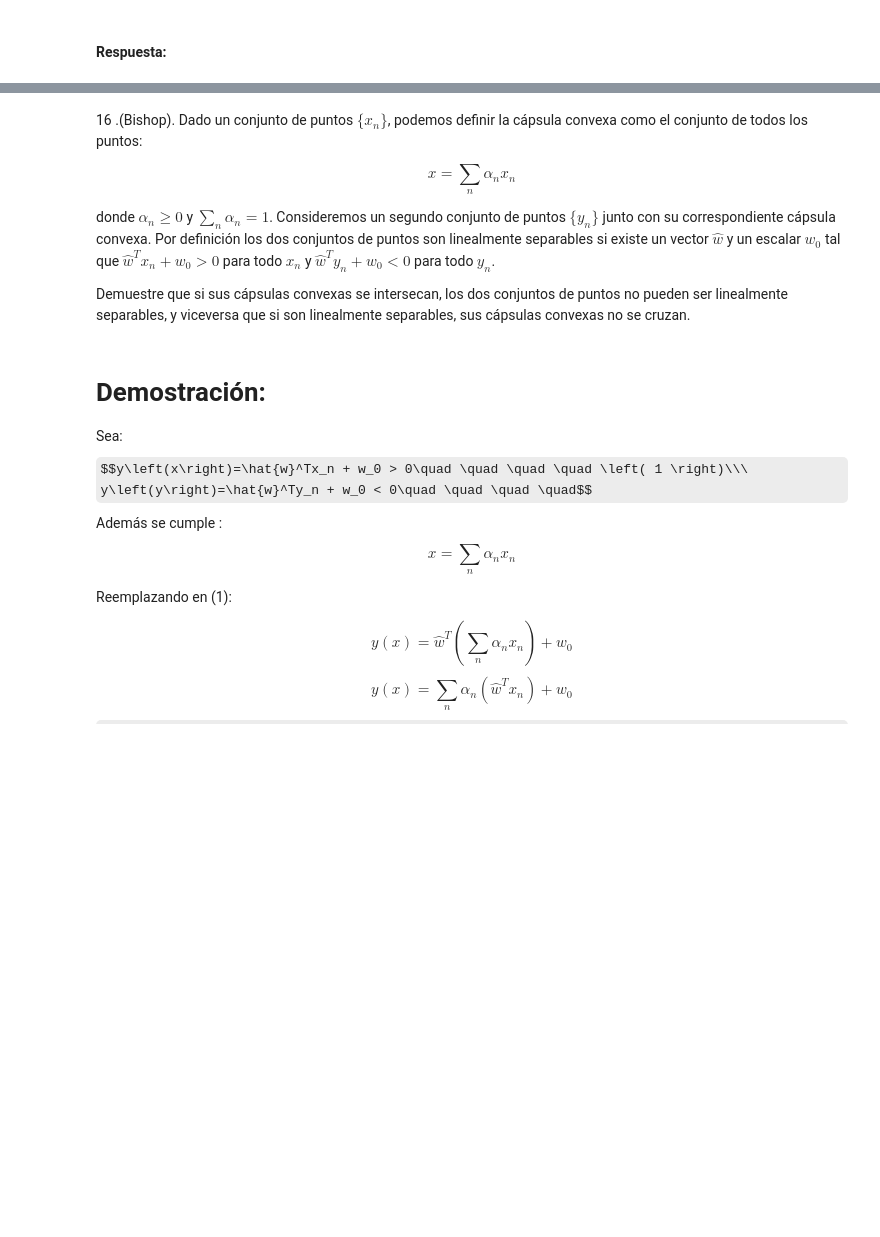
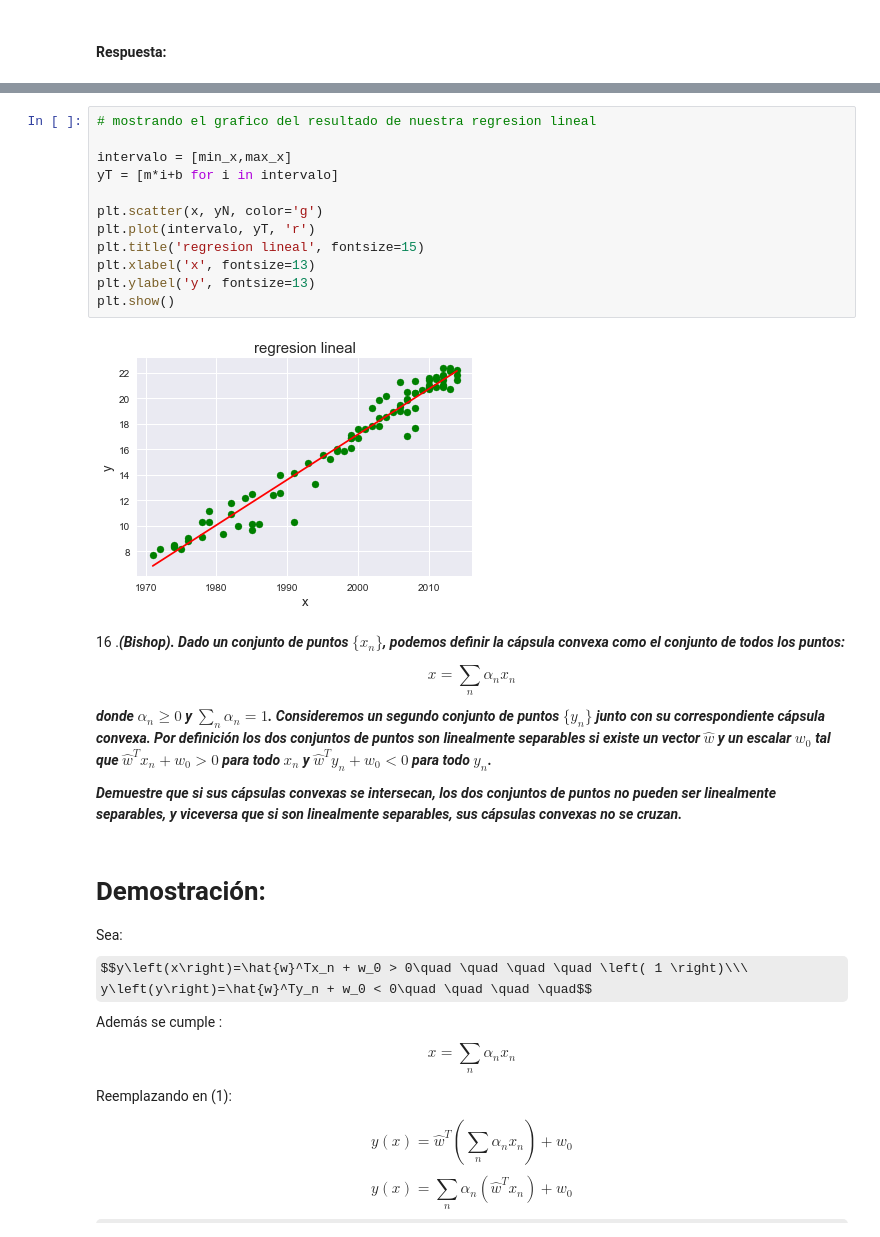
Before and after one commit to ohuarcaya/asignacion1ml-team-bomb, a Jupyter notebook: Archivos1ML/AsignacionML1.ipynb, the cells around one changed output, grey strips where cells are left out. Saved outputs shown, nothing was run; the diff lists cells and outputs as text; some formulas as TeX source; blank space fills up the shorter version.

```diff
--- a/Archivos1ML/AsignacionML1.ipynb
+++ b/Archivos1ML/AsignacionML1.ipynb
@@ -532,14 +618,27 @@ plt.show()
+# %%
+# mostrando el grafico del resultado de nuestra regresion lineal
+
+intervalo = [min_x,max_x]
+yT = [m*i+b for i in intervalo]
+
+plt.scatter(x, yN, color='g')
+plt.plot(intervalo, yT, 'r')
+plt.title('regresion lineal', fontsize=15)
+plt.xlabel('x', fontsize=13)
+plt.ylabel('y', fontsize=13)
+plt.show()
+# %% [output]
+[figure, added]
 # %% [markdown]
-16 .(Bishop). Dado un conjunto de puntos $\{x_n\}$, podemos definir la cápsula convexa como el conjunto de todos los puntos:
+16 .***(Bishop). Dado un conjunto de puntos $\{x_n\}$, podemos definir la cápsula convexa como el conjunto de todos los puntos:***
 
 $$
 x = \sum_{n}\alpha_nx_n
 $$
-
-donde $\alpha_n \geq 0$ y $\sum_{n}\alpha_n = 1$. Consideremos un segundo conjunto de puntos $\{y_n \}$ junto con su correspondiente cápsula convexa. Por definición los dos conjuntos de puntos son linealmente separables si existe un vector $\hat{w}$ y un escalar $w_0$ tal que $\hat{w}^Tx_n + w_0 > 0$ para todo $x_n$ y $\hat{w}^Ty_n + w_0 < 0$ para todo $y_n$.
+***donde $\alpha_n \geq 0$ y $\sum_{n}\alpha_n = 1$. Consideremos un segundo conjunto de puntos $\{y_n \}$ junto con su correspondiente cápsula convexa. Por definición los dos conjuntos de puntos son linealmente separables si existe un vector*** ***$\hat{w}$ y un escalar $w_0$ tal que $\hat{w}^Tx_n + w_0 > 0$ para todo $x_n$ y $\hat{w}^Ty_n + w_0 < 0$ para todo $y_n$.***
 
 
-Demuestre que si sus cápsulas convexas se intersecan, los dos conjuntos de puntos no pueden ser linealmente separables, y viceversa que si son linealmente separables, sus cápsulas convexas no se cruzan.
+***Demuestre que si sus cápsulas convexas se intersecan, los dos conjuntos de puntos no pueden ser linealmente separables, y viceversa que si son linealmente separables, sus cápsulas convexas no se cruzan.***
 # %% [markdown]
 # Demostración:
 Sea:
```
Also changed, not shown: parts of 27 cells of this notebook.
